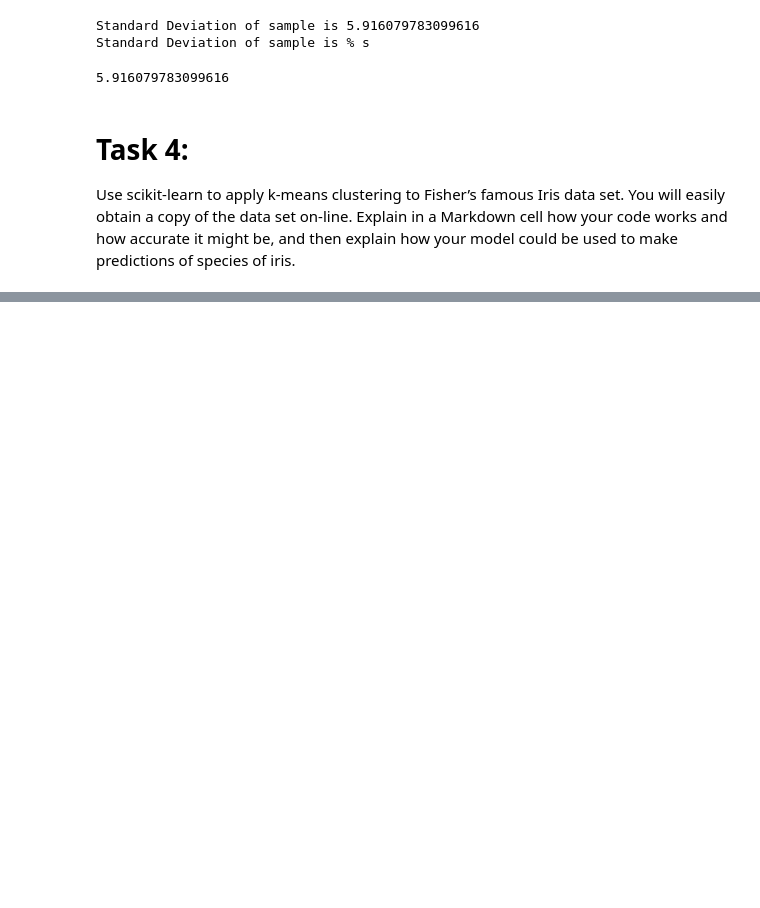
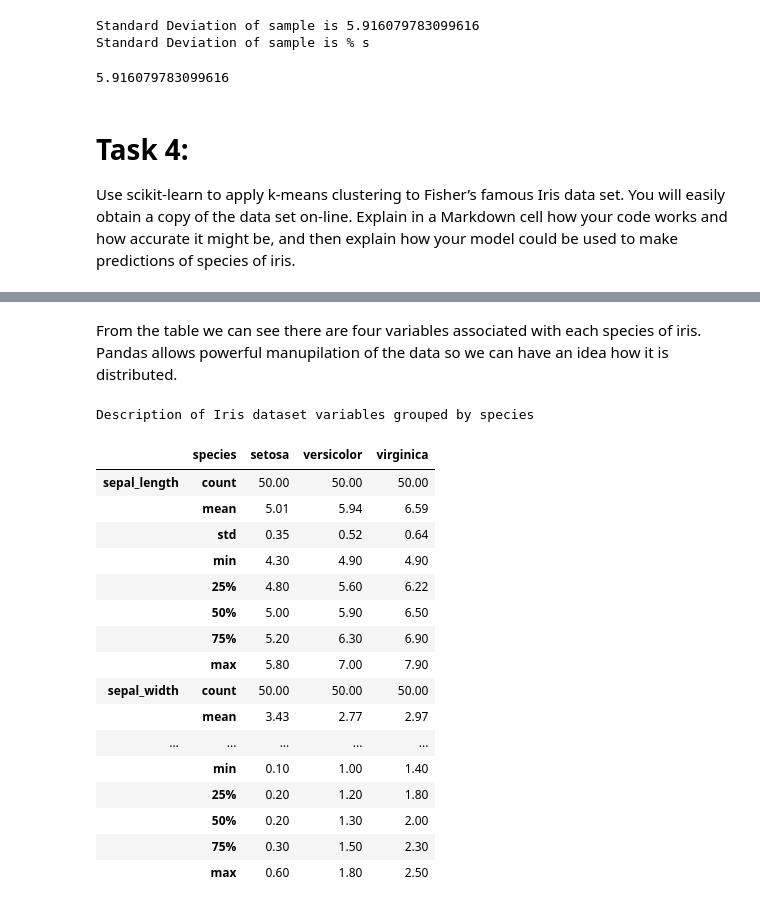
Before and after one commit to NeilByrne97/Jupyter-Tasks, a Jupyter notebook: Jupyter Tasks.ipynb, the cells around one changed output, grey strips where cells are left out. Cells and saved outputs as stored; diff of their text form; code cells hidden in the pictures; blank space fills up the shorter version.

```diff
--- a/Jupyter Tasks.ipynb
+++ b/Jupyter Tasks.ipynb
@@ -201,0 +229,26 @@ Use scikit-learn to  apply k-means  clustering  to Fisher’s  famous  Iris  dat
+# %% [markdown]
+From the table we can see there are four variables associated with each species of iris. Pandas allows powerful manupilation of the data so we can have an idea how it is distributed.
+# %%
+# Code adpated from
+# https://pandas.pydata.org/pandas-docs/stable/reference/api/pandas.Dat
+print("Description of Iris dataset variables grouped by species")
+iris.groupby('species').describe().round(2).T
+# %% [output]
+Description of Iris dataset variables grouped by species
+|  | species | setosa | versicolor | virginica |
+| sepal_length | count | 50.00 | 50.00 | 50.00 |
+|  | mean | 5.01 | 5.94 | 6.59 |
+|  | std | 0.35 | 0.52 | 0.64 |
+|  | min | 4.30 | 4.90 | 4.90 |
+|  | 25% | 4.80 | 5.60 | 6.22 |
+|  | 50% | 5.00 | 5.90 | 6.50 |
+|  | 75% | 5.20 | 6.30 | 6.90 |
+|  | max | 5.80 | 7.00 | 7.90 |
+| sepal_width | count | 50.00 | 50.00 | 50.00 |
+|  | mean | 3.43 | 2.77 | 2.97 |
+| ... | ... | ... | ... | ... |
+|  | min | 0.10 | 1.00 | 1.40 |
+|  | 25% | 0.20 | 1.20 | 1.80 |
+|  | 50% | 0.20 | 1.30 | 2.00 |
+|  | 75% | 0.30 | 1.50 | 2.30 |
+|  | max | 0.60 | 1.80 | 2.50 |
```
Also changed, not shown: parts of 20 cells of this notebook, 1 other file.
